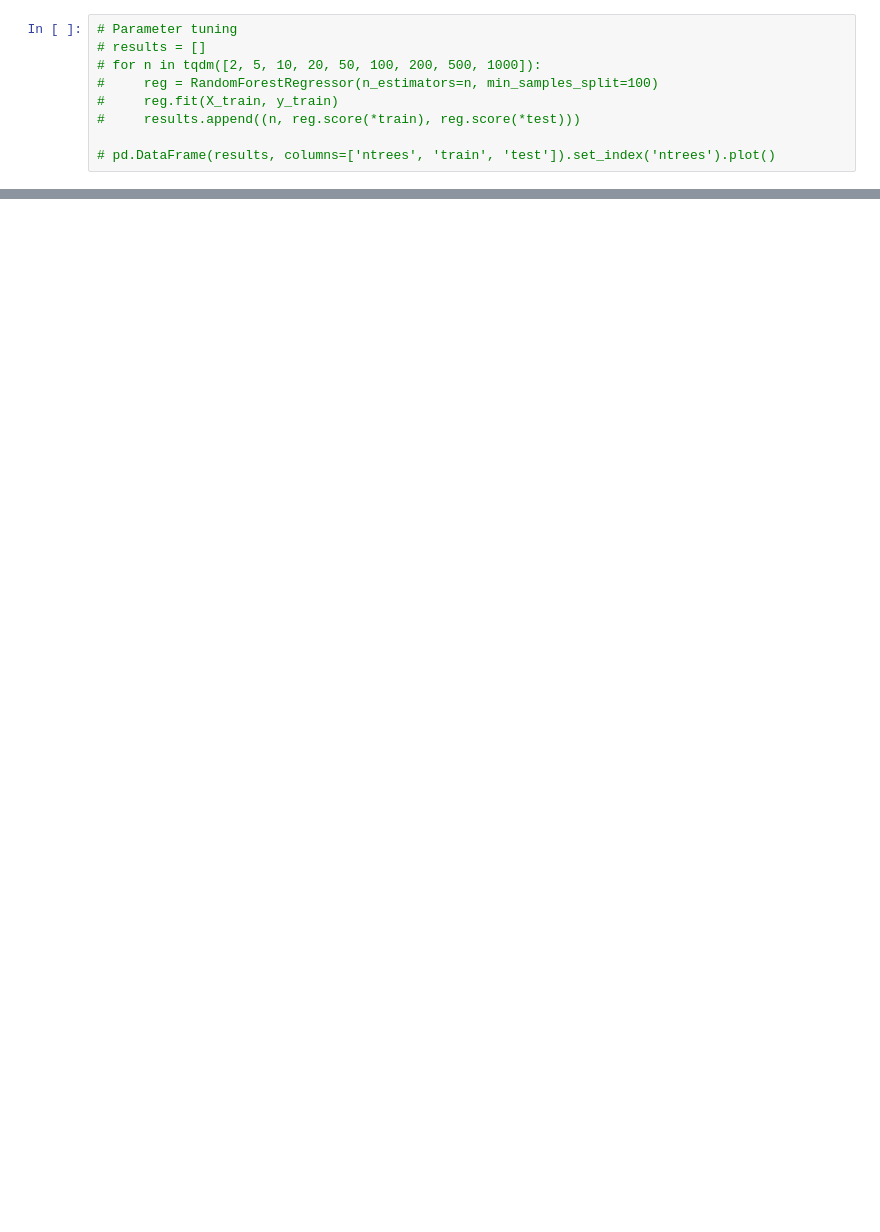
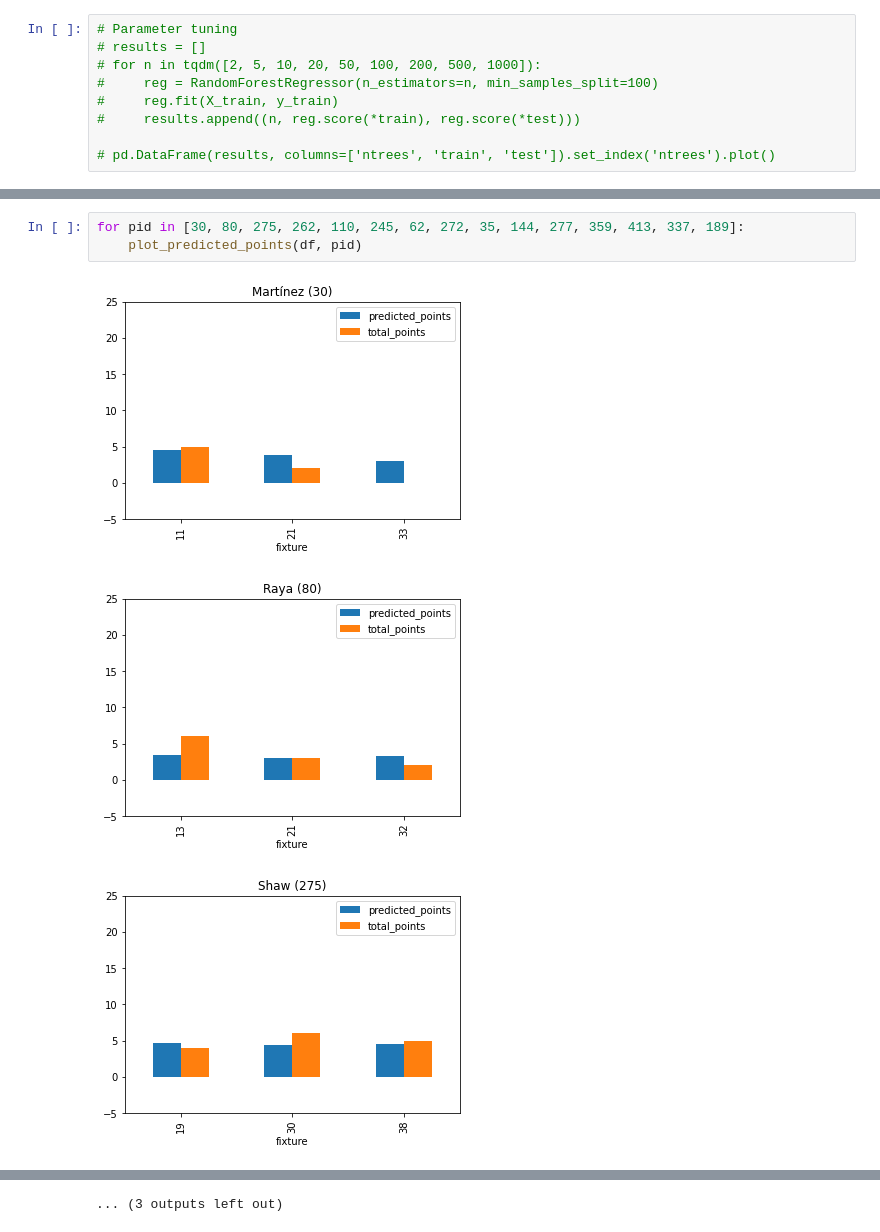
Before and after one commit to tjperr/fpl21, a Jupyter notebook: fpl21/Model Build.ipynb, the cells around one changed output, grey strips where cells are left out. Cells and saved outputs as stored; diff of their text form; blank space fills up the shorter version.

```diff
--- a/fpl21/Model Build.ipynb
+++ b/fpl21/Model Build.ipynb
@@ -163,0 +310,7 @@ for pid in df.element.unique()[:10]:
+# %%
+for pid in [30, 80, 275, 262, 110, 245, 62, 272, 35, 144, 277, 359, 413, 337, 189]:
+    plot_predicted_points(df, pid)
+# %% [output]
+[figure, added]
+[figure, added]
+[figure, added]
@@ -163,0 +326 @@ for pid in df.element.unique()[:10]:
+... (3 outputs left out)
```
Also changed, not shown: parts of 48 cells of this notebook.
